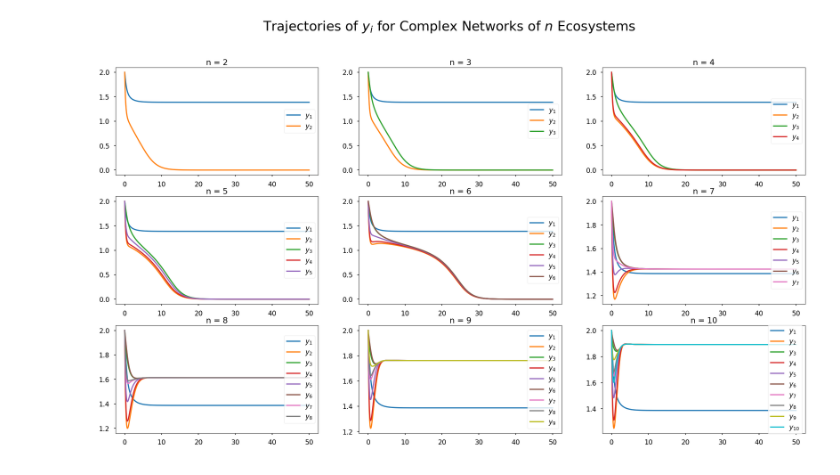
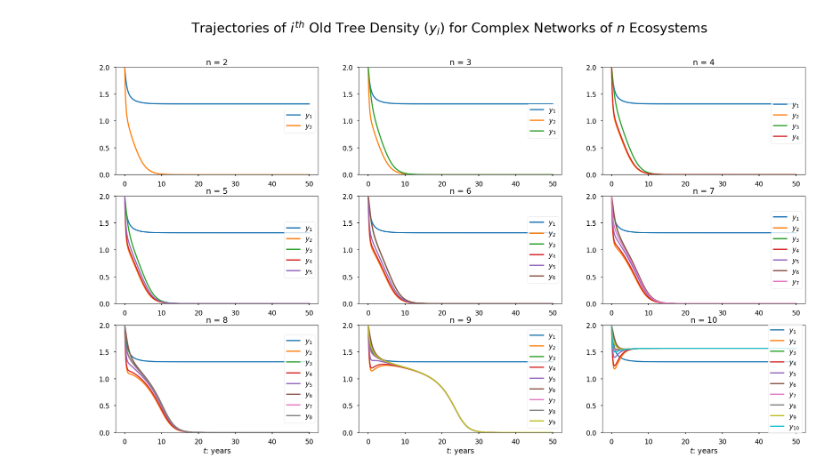
Before and after one commit to marcelvdla/CSSim, a Jupyter notebook: notebooks/jl_fig8.ipynb, the cells around one changed output. Drawn from its saved outputs; the diff is of its cells as text; code cells hidden in the pictures.

```diff
--- a/notebooks/jl_fig8.ipynb
+++ b/notebooks/jl_fig8.ipynb
@@ -27,8 +27,8 @@ params_container = [
         :a₂ => 0.0,
         :d  => repeat([900 / (n-1)], n-1),
         :l  => 600.0,
-        :P₀ => 1.05,
-        :β₁ => 0.0,
+        :P₀ => 1.0,
+        :β₁ => 0,
         :β₂ => 0.15,
         :n  => n,
         :ecosystems_to_deforest => [],
@@ -52,32 +52,38 @@ n_states = 2
         for j in 1:ncols
             # Get parameters
             flat_ix = (i-1)*ncols + j
             params = params_container[flat_ix]
 
             # Generate initial conditions
             u0 = fill(y_density, params[:n], n_states)
             u0[:, x_ix] .= 4*rand(MersenneTwister(25), params[:n])
 
             # Compute trajectories
             n_forest_ds = n_forest_system(u0, params)
             S, t = trajectory(n_forest_ds, T)
             S_tensor = reshape(Matrix(S), :, params[:n], n_states)
 
             # iterate through ecosystems and plot trajectories
             for k in 1:params[:n]
                 y_k = S_tensor[:, k, y_ix]
                 axs[i, j].plot(t, y_k, label=LaTeXString("\$y_{$(k)}\$"))
             end
 
             axs[i, j].legend(loc = "center right")
+            axs[i, j].set_ylim((0, 2))
+            start_y, end_y = axs[i, j].get_ylim()
+            axs[i, j].set_yticks(start_y:0.50:end_y)
             axs[i, j].set_title("n = $(params[:n])")
+
+            i == nrows ? axs[i, j].set_xlabel(L"$t$: years") : nothing
         end
     end
 end
 
 fig.suptitle(
-    L"Trajectories of $y_i$ for Complex Networks of $n$ Ecosystems",
+    L"Trajectories of $i^{th}$ Old Tree Density ($y_i$) for Complex Networks of $n$ Ecosystems",
     fontsize=32)
+
 fig
 # %% [output]
-[figure, old version]
+[figure, new version]
```
Also changed, not shown: 10 other files.
